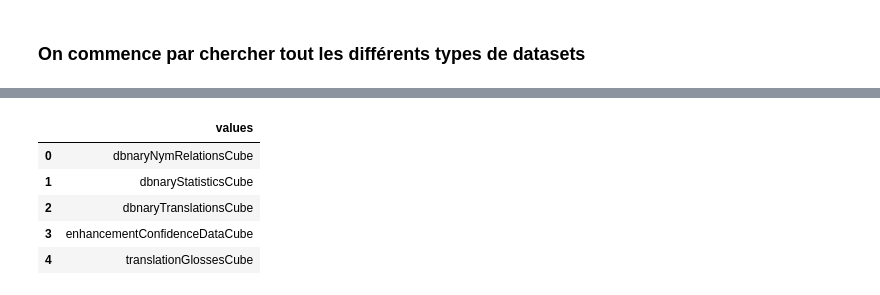
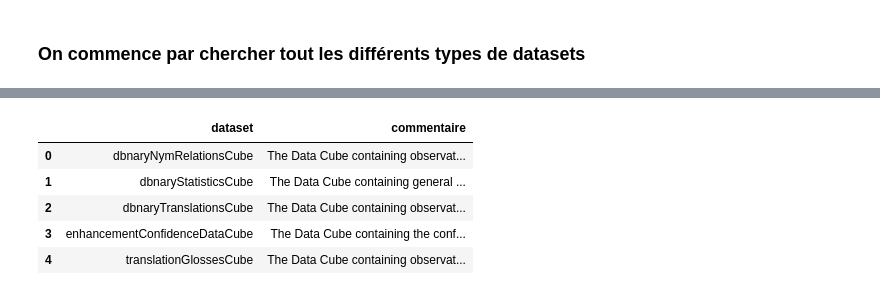
Before and after one commit to tristansaminadayar/pandas-datacube, a Jupyter notebook: search/notbooks/Version2.ipynb, the cells around one changed output, grey strips where cells are left out. Cells and saved outputs as stored; diff of their text form; code cells hidden in the pictures.

```diff
--- a/search/notbooks/Version2.ipynb
+++ b/search/notbooks/Version2.ipynb
@@ -119,13 +143,21 @@ class SPARQLquery:
 # %% [markdown]
 ### On commence par chercher tout les différents types de datasets
 # %%
-ENDPOINT: str = "http://kaiko.getalp.org/sparql"
+def get_datasets(endpoint: str, query: str, verbose: bool = False, widget: widgets.IntProgress = None):
+    if verbose:
+        print(tm.strftime(f"[%H:%M:%S] Requête au serveur des différents datasets disponible... "))
 
-print(tm.strftime(f"[%H:%M:%S] Requête au serveur des différents datasets disponible... "))
-list_datasets = query = SPARQLquery(ENDPOINT, """SELECT DISTINCT ?values WHERE {?values a qb:DataSet }""", verbose = True).do_query()  # We recovers all DataSets Structure
-print(tm.strftime(f"[%H:%M:%S] Il y a {len(list_datasets)} datasets disponibles"))
+    list_datasets = SPARQLquery(ENDPOINT, query, verbose=verbose, widget=widget).do_query()  # We recovers all DataSets Structure
 
+    if verbose:
+        print(tm.strftime(f"[%H:%M:%S] Il y a {len(list_datasets)} datasets disponibles"))
 
-list_datasets_short = pd.DataFrame(list_datasets['values'].map(lambda x: x.split('/')[-1]))
+    return list_datasets
+
+ui = widgets.IntProgress(bar_style='success', description='Loading:',)
+display(ui)
+
+list_datasets = get_datasets(ENDPOINT, """SELECT ?dataset ?commentaire WHERE {?dataset a qb:DataSet ; rdfs:comment ?commentaire}""", verbose = False, widget = ui)
+list_datasets_short = list_datasets['dataset'].map(lambda x: x.split('/')[-1]).to_frame().join(list_datasets['commentaire'].to_frame())
 list_datasets_short
 # %% [output]
@@ -138,6 +165,6 @@ list_datasets_short
-|  | values |
-| 0 | dbnaryNymRelationsCube |
-| 1 | dbnaryStatisticsCube |
-| 2 | dbnaryTranslationsCube |
-| 3 | enhancementConfidenceDataCube |
-| 4 | translationGlossesCube |
+|  | dataset | commentaire |
+| 0 | dbnaryNymRelationsCube | The Data Cube containing observat... |
+| 1 | dbnaryStatisticsCube | The Data Cube containing general ... |
+| 2 | dbnaryTranslationsCube | The Data Cube containing observat... |
+| 3 | enhancementConfidenceDataCube | The Data Cube containing the conf... |
+| 4 | translationGlossesCube | The Data Cube containing observat... |
```
Also changed, not shown: parts of 17 cells of this notebook, 2 other files.
